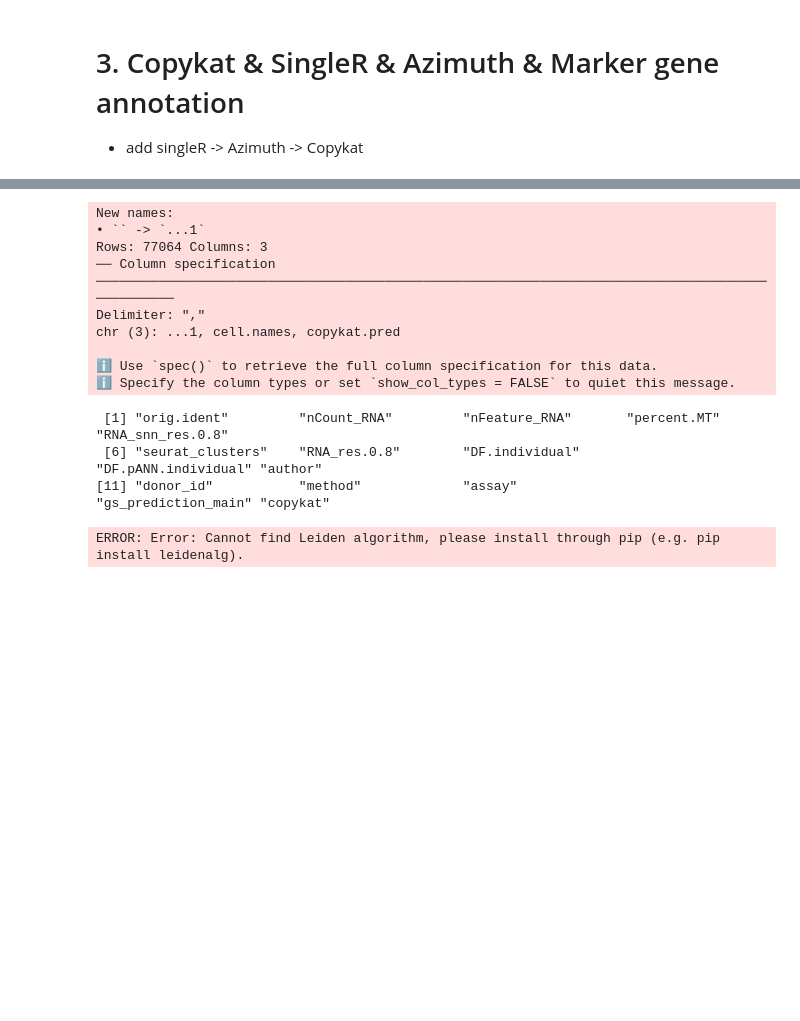
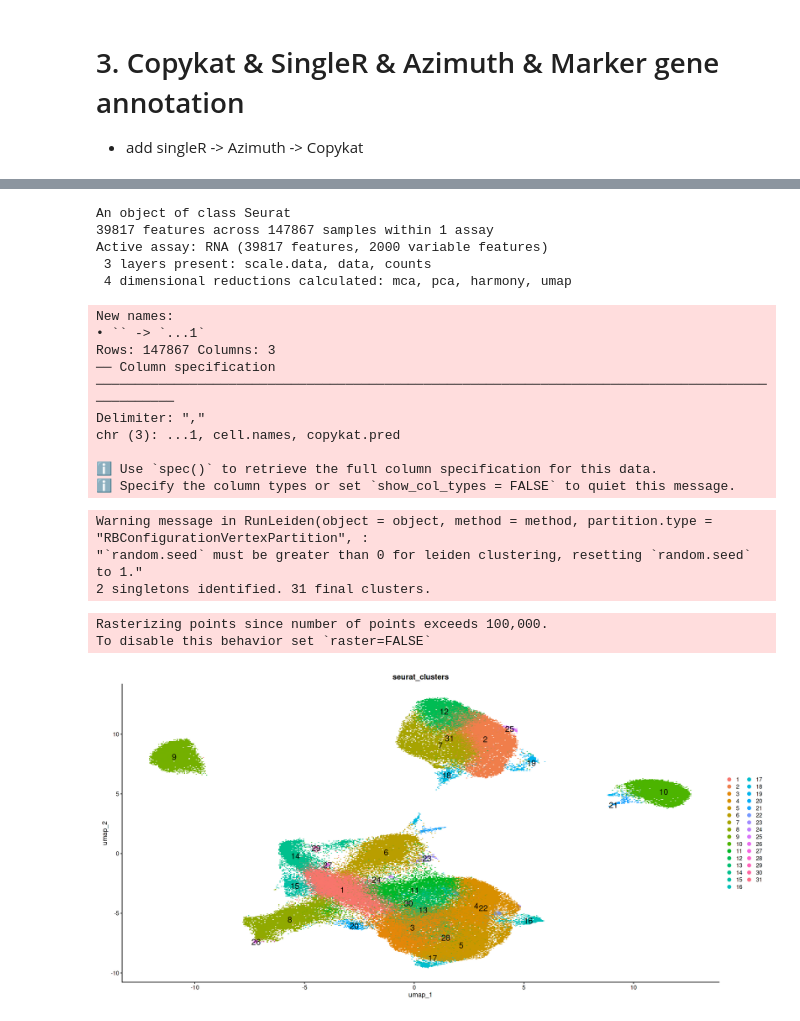
Before and after one commit to JiehoonKwak/crisprscreen, a Jupyter notebook: notebooks/cptac/preprocessR.ipynb, the cells around one changed output, grey strips where cells are left out. Saved outputs shown, nothing was run; the diff lists cells and outputs as text; code cells hidden in the pictures; blank space fills up the shorter version.

```diff
--- a/notebooks/cptac/preprocessR.ipynb
+++ b/notebooks/cptac/preprocessR.ipynb
@@ -412,9 +415,21 @@ Active assay: RNA (5000 features, 2000 variable features)
+# %%
+obj[["prediction.score.annotation_level_3"]] <- NULL
+obj[["prediction.score.annotation_level_4"]] <- NULL
+obj[['ref.pca']] <- NULL
+obj[['ref.umap']]  <- NULL
+obj
+# %% [output]
+An object of class Seurat
+39817 features across 147867 samples within 1 assay
+Active assay: RNA (39817 features, 2000 variable features)
+ 3 layers present: scale.data, data, counts
+ 4 dimensional reductions calculated: mca, pca, harmony, umap
 # %%
-copykat <- read_csv(here('output/copykat_tnl.csv')) |> select(-1) %>% column_to_rownames(var = names(.)[1])
+copykat <- read_csv(here('output/copykat_cptac.csv')) |> select(-1) %>% column_to_rownames(var = names(.)[1])
 # %% [output]
 New names:
 • `` -> `...1`
-Rows: 77064 Columns: 3
+Rows: 147867 Columns: 3
 ── Column specification ────────────────────────────────────────────────────────────────────────────────────────────────
 Delimiter: ","
 chr (3): ...1, cell.names, copykat.pred
@@ -423,14 +438,9 @@ chr (3): ...1, cell.names, copykat.pred
 ℹ Specify the column types or set `show_col_types = FALSE` to quiet this message.
 # %%
 obj <- AddMetaData(obj, copykat, col.name = "copykat")
-# %%
-names(obj[[]])
-# %% [output]
- [1] "orig.ident"         "nCount_RNA"         "nFeature_RNA"       "percent.MT"         "RNA_snn_res.0.8"
- [6] "seurat_clusters"    "RNA_res.0.8"        "DF.individual"      "DF.pANN.individual" "author"
-[11] "donor_id"           "method"             "assay"              "gs_prediction_main" "copykat"
 # %%
-
-FindClusters(obj, resolution = 1.0)
+obj <- FindClusters(obj, algorithm = 4, resolution = 1.0)
 # %% [output]
-ERROR: Error: Cannot find Leiden algorithm, please install through pip (e.g. pip install leidenalg).
+Warning message in RunLeiden(object = object, method = method, partition.type = "RBConfigurationVertexPartition", :
+"`random.seed` must be greater than 0 for leiden clustering, resetting `random.seed` to 1."
+2 singletons identified. 31 final clusters.
@@ -439 +447,8 @@ ref <- HumanPrimaryCellAtlasData()
+# %%
+options(repr.plot.height = 10, repr.plot.width = 20)
+DimPlot(obj, group.by = "seurat_clusters", label = TRUE, label.size = 6)
+# %% [output]
+Rasterizing points since number of points exceeds 100,000.
+To disable this behavior set `raster=FALSE`
+[figure, added]
 # %%
```
Also changed, not shown: parts of 17 cells of this notebook, 4 other files.
